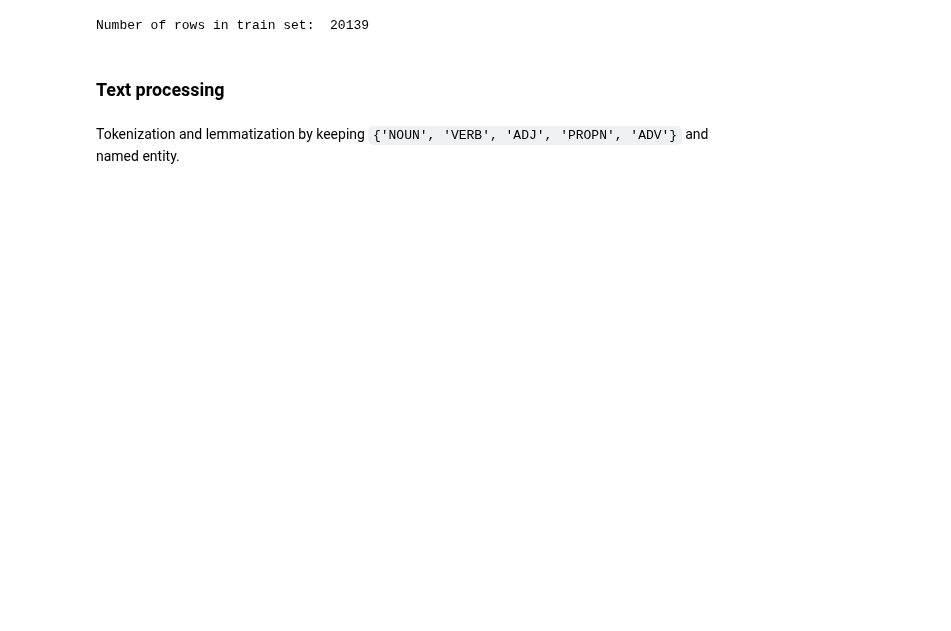
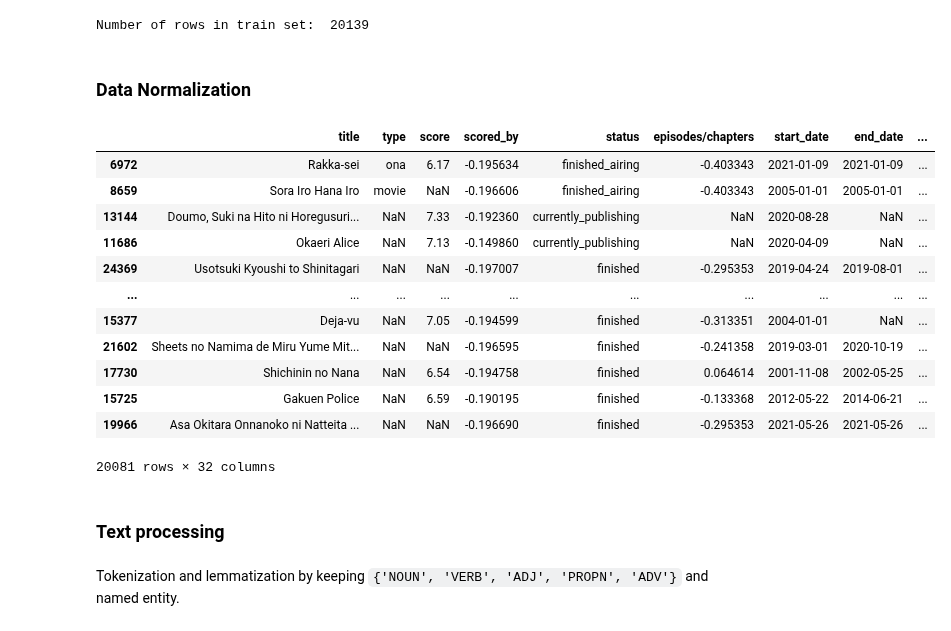
Before and after one commit to derickkan3356/anime-manga-theme-and-success-prediction, a Jupyter notebook: data_preprocessing.ipynb, the cells around one changed output. Cells and saved outputs as stored; diff of their text form; code cells hidden in the pictures; blank space fills up the shorter version.

```diff
--- a/data_preprocessing.ipynb
+++ b/data_preprocessing.ipynb
@@ -137,6 +174,34 @@ train, test = train_test_split(df_full, test_size=0.2, random_state=RANDOM_SEED)
 print('Number of rows in train set: ', len(train))
 # %% [output]
 Number of rows in train set:  20139
+# %% [markdown]
+### Data Normalization
+# %%
+from sklearn.preprocessing import StandardScaler
+
+scaler = StandardScaler()
+
+# Selecting columns to normalize
+columns_to_normalize = ["scored_by", "episodes/chapters", "members", "favorites"]
+
+# Normalizing the selected columns
+train_normalized = train.copy()
+train_normalized[columns_to_normalize] = scaler.fit_transform(train[columns_to_normalize])
+train_normalized
+# %% [output]
+|  | title | type | score | scored_by | status | episodes/chapters | start_date | end_date | ... |
+| 6972 | Rakka-sei | ona | 6.17 | -0.195634 | finished_airing | -0.403343 | 2021-01-09 | 2021-01-09 | ... |
+| 8659 | Sora Iro Hana Iro | movie | NaN | -0.196606 | finished_airing | -0.403343 | 2005-01-01 | 2005-01-01 | ... |
+| 13144 | Doumo, Suki na Hito ni Horegusuri... | NaN | 7.33 | -0.192360 | currently_publishing | NaN | 2020-08-28 | NaN | ... |
+| 11686 | Okaeri Alice | NaN | 7.13 | -0.149860 | currently_publishing | NaN | 2020-04-09 | NaN | ... |
+| 24369 | Usotsuki Kyoushi to Shinitagari | NaN | NaN | -0.197007 | finished | -0.295353 | 2019-04-24 | 2019-08-01 | ... |
+| ... | ... | ... | ... | ... | ... | ... | ... | ... | ... |
+| 15377 | Deja-vu | NaN | 7.05 | -0.194599 | finished | -0.313351 | 2004-01-01 | NaN | ... |
+| 21602 | Sheets no Namima de Miru Yume Mit... | NaN | NaN | -0.196595 | finished | -0.241358 | 2019-03-01 | 2020-10-19 | ... |
+| 17730 | Shichinin no Nana | NaN | 6.54 | -0.194758 | finished | 0.064614 | 2001-11-08 | 2002-05-25 | ... |
+| 15725 | Gakuen Police | NaN | 6.59 | -0.190195 | finished | -0.133368 | 2012-05-22 | 2014-06-21 | ... |
+| 19966 | Asa Okitara Onnanoko ni Natteita ... | NaN | NaN | -0.196690 | finished | -0.295353 | 2021-05-26 | 2021-05-26 | ... |
+20081 rows × 32 columns
 # %% [markdown]
 ### Text processing
 # %% [markdown]
```
Also changed, not shown: parts of 5 cells of this notebook.
